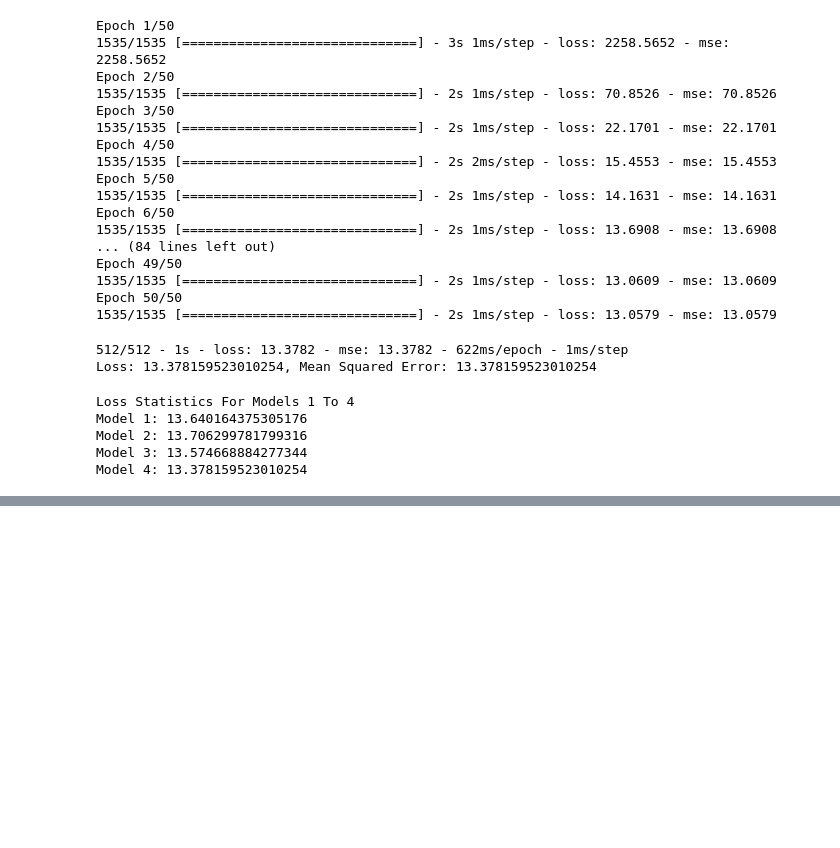
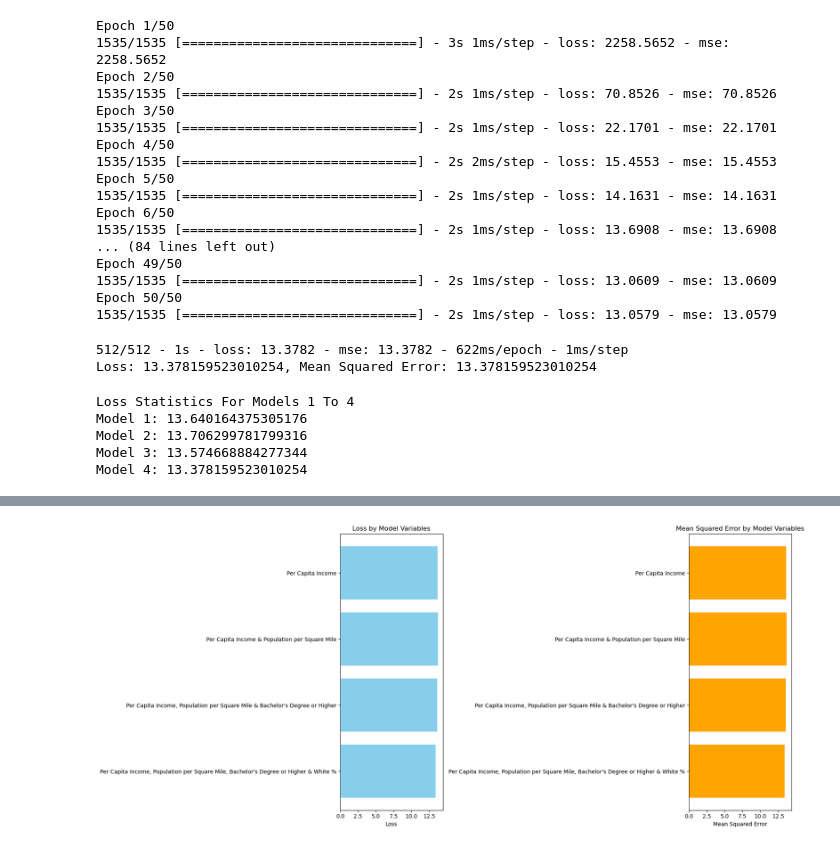
Before and after one commit to yourdailylauren/project-4-life-expectancy, a Jupyter notebook: NN_Features.ipynb, the cells around one changed output, grey strips where cells are left out. Cells and saved outputs as stored; diff of their text form; code cells hidden in the pictures; blank space fills up the shorter version.

```diff
--- a/NN_Features.ipynb
+++ b/NN_Features.ipynb
@@ -384,0 +412,32 @@ Model 4: 13.378159523010254
+# %%
+import matplotlib.pyplot as plt
+import os
+# Ensure the directory exists
+output_dir = "/Charts"
+os.makedirs(output_dir, exist_ok=True)
+# Model names with specific variables they are testing
+models = ['Per Capita Income',
+          'Per Capita Income & Population per Square Mile',
+          'Per Capita Income, Population per Square Mile & Bachelor\'s Degree or Higher',
+          'Per Capita Income, Population per Square Mile, Bachelor\'s Degree or Higher & White %']
+# Loss and MSE for each model
+loss = [13.640164375305176, 13.706299781799316, 13.574668884277344, 13.378159523010254]
+mse = [13.640164375305176, 13.706299781799316, 13.574668884277344, 13.378159523010254]
+fig, ax = plt.subplots(1, 2, figsize=(18, 8), dpi=100)
+# Plotting loss
+ax[0].barh(models, loss, color='skyblue')
+ax[0].set_title('Loss by Model Variables')
+ax[0].set_xlabel('Loss')
+ax[0].invert_yaxis()  # To have the first model at the top
+# Plotting MSE
+ax[1].barh(models, mse, color='orange')
+ax[1].set_title('Mean Squared Error by Model Variables')
+ax[1].set_xlabel('Mean Squared Error')
+ax[1].invert_yaxis()  # To maintain consistency with the loss plot
+plt.tight_layout()
+# Save the figure
+plt.savefig(f"{output_dir}/model_performance_charts.png")
+# Show the plot in the notebook
+plt.show()
+# %% [output]
+[figure, added]
```
Also changed, not shown: parts of 2 cells of this notebook.
